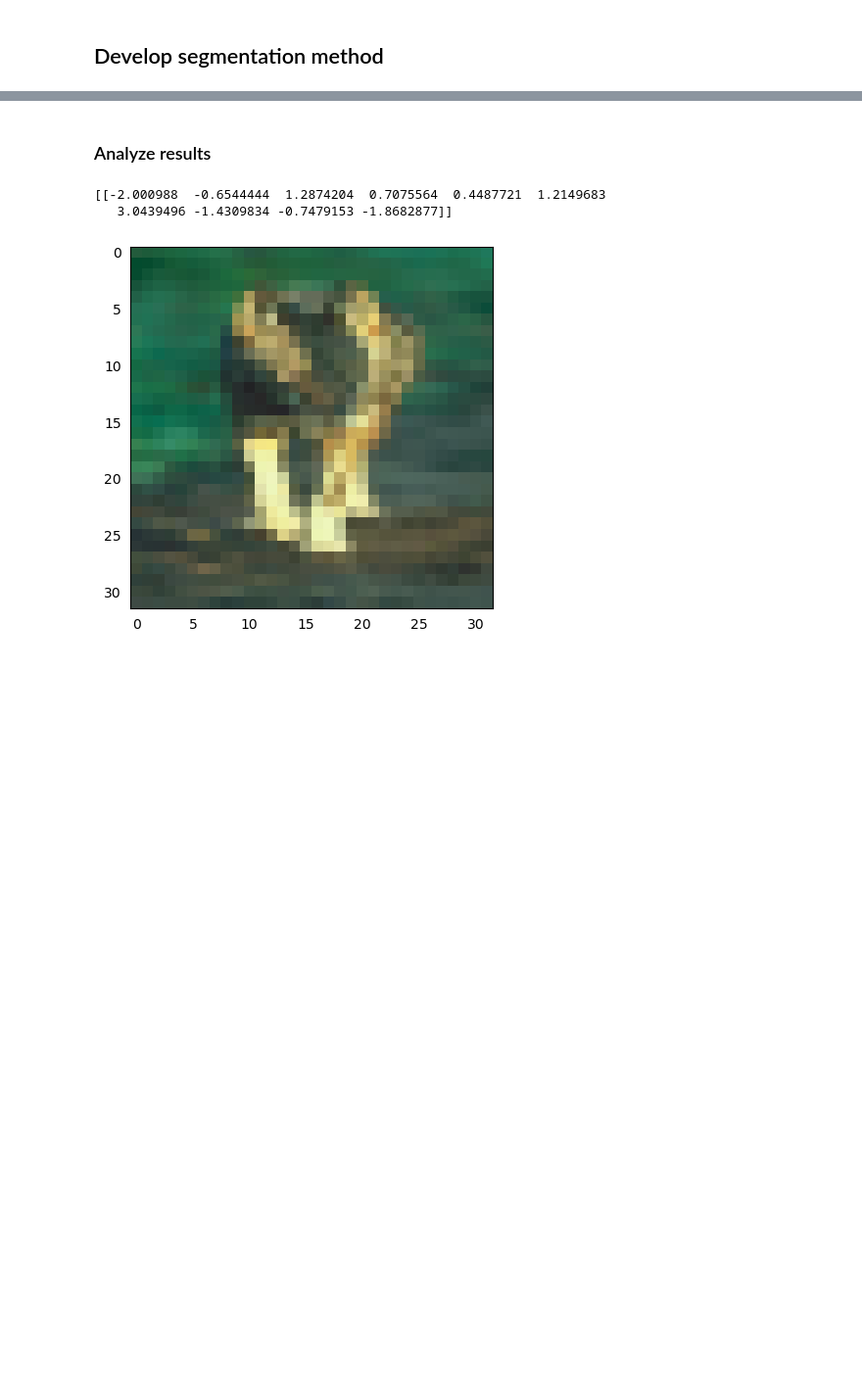
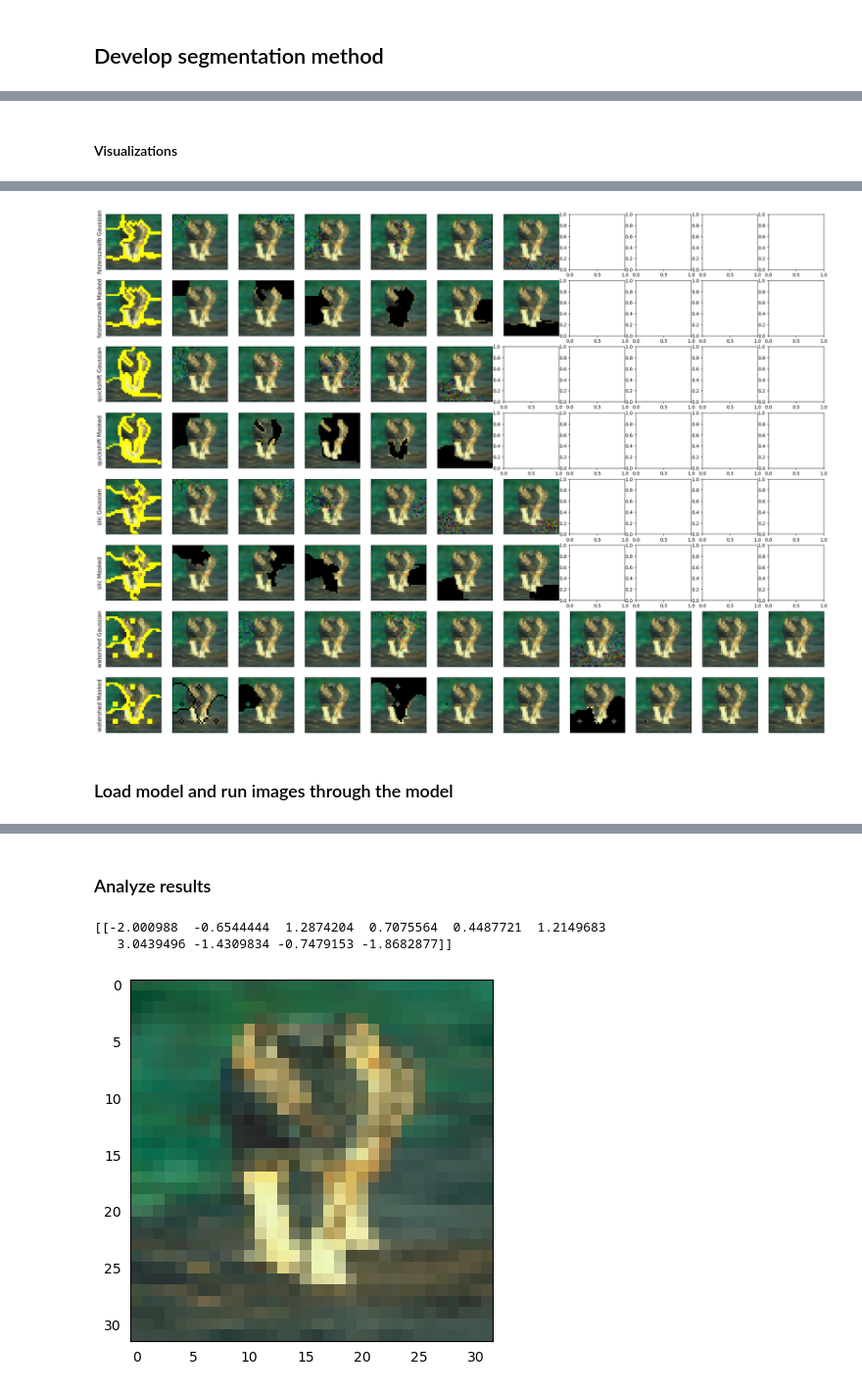
Before and after one commit to allisonchen23/model-editing, a Jupyter notebook: segmentation_analysis.ipynb, the cells around one changed output, grey strips where cells are left out. Shown at 98% size. Drawn from its saved outputs; the diff is of its cells as text; code cells hidden in the pictures; blank space fills up the shorter version.

Commit message:
got indices for modifications that make most change on logits. Next use as edit image pair

```diff
--- a/segmentation_analysis.ipynb
+++ b/segmentation_analysis.ipynb
@@ -31,4 +27,7 @@ import model.model as module_arch
 # Define constants, paths
 config_path = 'configs/debug/cinic10_imagenet_edit_knn_debug.json'
 class_list_path = os.path.join('metadata', 'cinic-10', 'class_names.txt')
+save_dir_root = os.path.join('saved', 'segmentations')
+if not os.path.isdir(save_dir_root):
+    os.makedirs(save_dir_root)
 # %%
@@ -43,0 +252,42 @@ device, device_ids = prepare_device(config['n_gpu'])
+# %% [markdown]
+#### Visualizations
+# %%
+visualization_grid = []
+row_labels = []
+max_row_len = 0
+for idx, (method, _) in enumerate(methods):
+    cur_segmentation = segmentations[idx]
+    segmentation_overlay = segmentation.mark_boundaries(np.transpose(image, axes=[1, 2, 0]), cur_segmentation)
+    # overlay segmentation onto image
+    gaussian_modified_row = gaussian_modified_images[idx]
+    masked_modified_row = masked_modified_images[idx]
+
+    # Top row will be for Gaussian
+    row_labels.append(method + ' Gaussian')
+    row_images = [segmentation_overlay] + gaussian_modified_row
+    visualization_grid.append(row_images)
+
+    # Bottom row will be for masked
+    row_labels.append(method + ' Masked')
+    row_images = [segmentation_overlay] + masked_modified_row
+    visualization_grid.append(row_images)
+
+    if len(row_images) > max_row_len:
+        max_row_len = len(row_images)
+
+# Pad extra columns with None
+for idx, row in enumerate(visualization_grid):
+    n_pad = max_row_len - len(row)
+    padding = [None for i in range(n_pad)]
+    visualization_grid[idx] = row + padding
+
+for row in visualization_grid:
+    assert len(row) == max_row_len
+
+# Save path
+visualization_save_path = os.path.join(save_dir, 'segment-visualizations.png')
+visualizations.show_image_rows(
+    images=visualization_grid,
+    row_labels=row_labels,
+    save_path=visualization_save_path)
+# %% [output]
@@ -44,3 +314,6 @@ device, device_ids = prepare_device(config['n_gpu'])
+[figure, added]
+# %% [markdown]
+### Load model and run images through the model
 # %%
 # Load model
 layernum = config.config['layernum']
```
Also changed, not shown: parts of 18 cells of this notebook, 4 other files.
